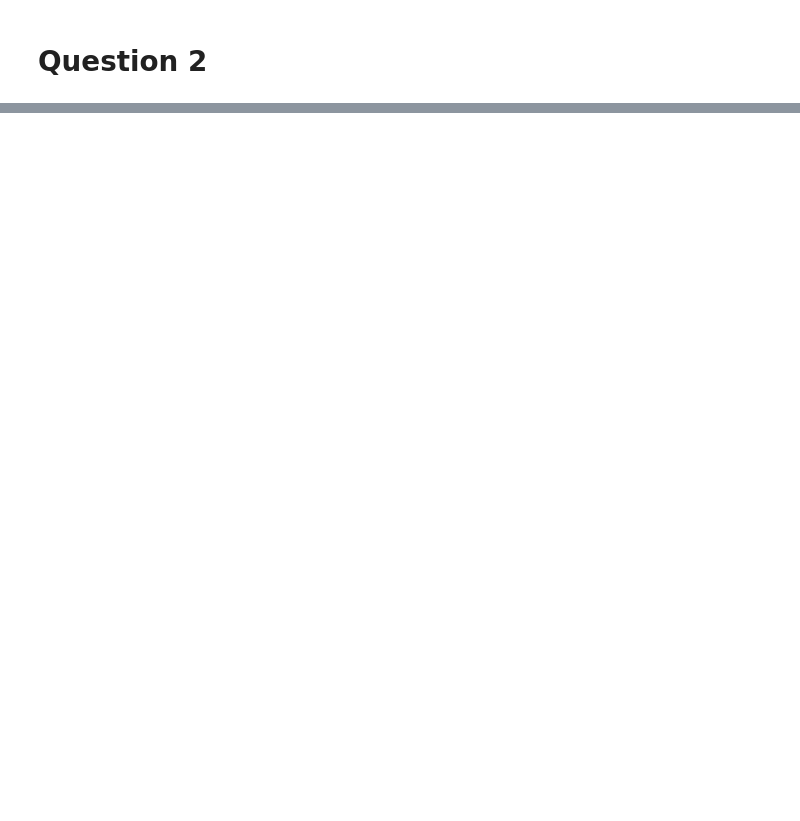
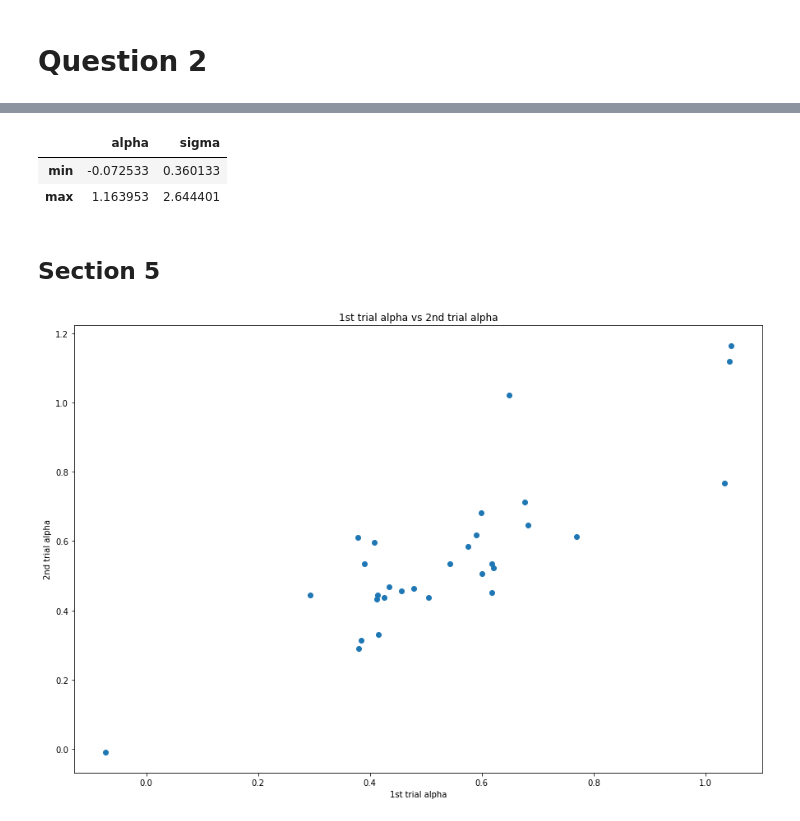
Before and after one commit to nadavWeisler/ComputationAndCognition, a Jupyter notebook: ex9/ex9.ipynb, the cells around one changed output, grey strips where cells are left out. Cells and saved outputs as stored; diff of their text form; code cells hidden in the pictures; blank space fills up the shorter version.

```diff
--- a/ex9/ex9.ipynb
+++ b/ex9/ex9.ipynb
@@ -222,0 +157,9 @@ dtype: float64
+# %%
+for i in range(1, subjects_count + 1):
+    for h in h_options:
+        for Xg in Xg_p.keys():
+            Xs = results[i, h, Xg].apply(
+                lambda row: get_X_s(row, Xg), axis=1)
+            df = pd.concat([df, pd.DataFrame(
+                [[i, h, Xg, Xs.values[0]]], columns=['subject', 'h', 'Xg', 'Xs'])])
+df.head()
@@ -222,0 +173,10 @@ dtype: float64
+# %%
+df["p"] = df["Xg"].apply(lambda Xg: Xg_p[Xg])
+df["x"] = np.log(-np.log(df["p"]))
+df["y"] = np.log(-np.log(df["Xs"] / df["Xg"]))
+# %%
+values_df = df.groupby(["subject", "h"])["x", "y"].agg(lambda x: x.tolist())
+params = values_df.apply(lambda row: np.polyfit(row["x"], row["y"], 1), axis=1)
+values_df["alpha"] = params.apply(lambda lst: lst[0])
+values_df["sigma"] = params.apply(lambda lst: np.exp(-lst[1]))
+values_df[["alpha", "sigma"]]
@@ -222,0 +202,19 @@ dtype: float64
+# %%
+values_df[["alpha", "sigma"]].agg(["min","max"])
+# %% [output]
+|  | alpha | sigma |
+| min | -0.072533 | 0.360133 |
+| max | 1.163953 | 2.644401 |
+# %% [markdown]
+## Section 5
+# %%
+plot_df = values_df[["alpha", "sigma"]].groupby("h").agg(lambda x: x.tolist())
+# %%
+plt.figure(figsize=(15, 10))
+plt.scatter(plot_df.loc[1, "alpha"], plot_df.loc[2, "alpha"])
+plt.title("1st trial alpha vs 2nd trial alpha")
+plt.xlabel("1st trial alpha")
+plt.ylabel("2nd trial alpha")
+plt.show()
+# %% [output]
+[figure, added]
```
Also changed, not shown: parts of 38 cells of this notebook, 1 other file.
